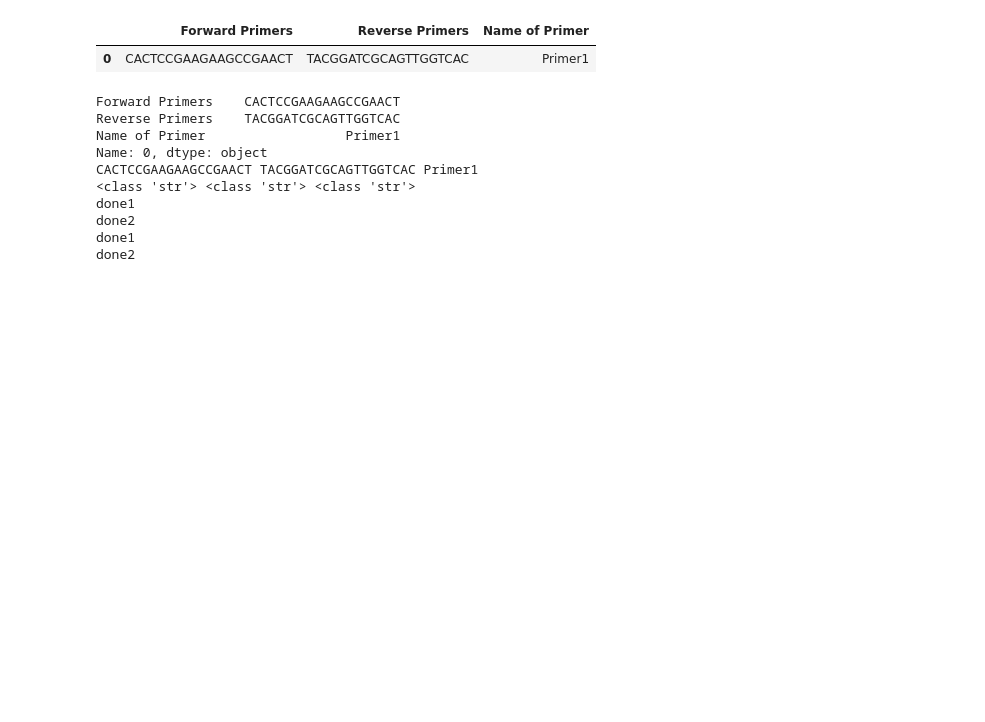
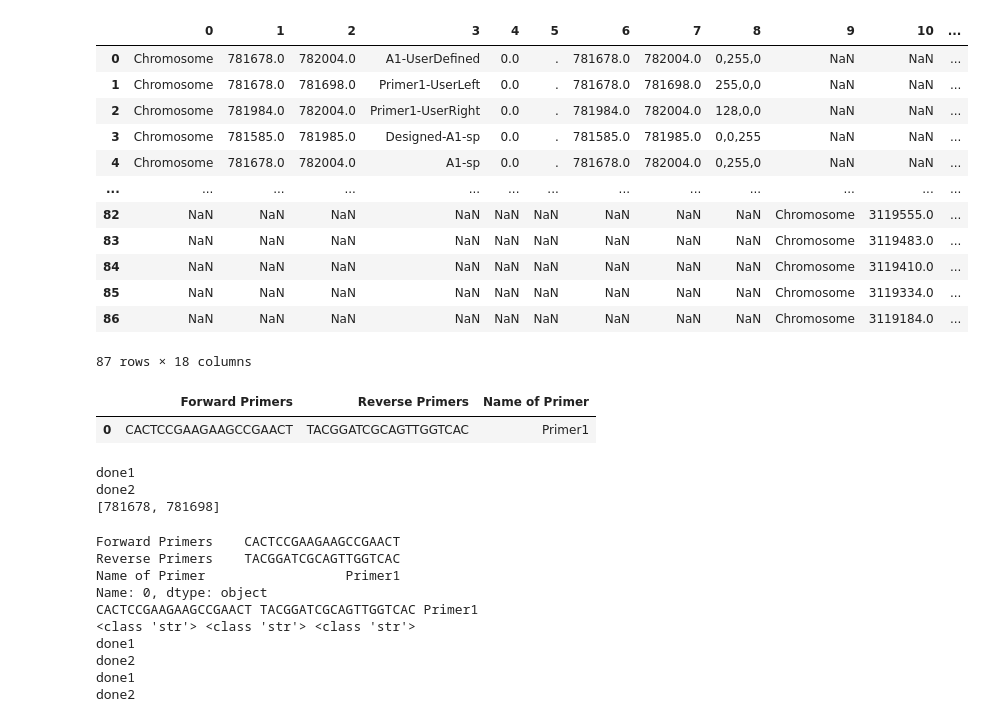
Before and after one commit to linfeng-wang/TOAST, a Jupyter notebook: cache/scratch.ipynb, the cells around one changed output. Drawn from its saved outputs; the diff is of its cells as text; code cells hidden in the pictures; blank space fills up the shorter version.

```diff
--- a/cache/scratch.ipynb
+++ b/cache/scratch.ipynb
@@ -27,3 +68,19 @@ import math
+# %%
+pd.read_csv('/mnt/storage10/lwang/Projects/TOAST/cache/Amplicon_design_output/Amplicon_design_output/Amplicon_mapped-2-400.bed', sep='\t', header=None)
+# %% [output]
+|  | 0 | 1 | 2 | 3 | 4 | 5 | 6 | 7 | 8 | 9 | 10 | ... |
+| 0 | Chromosome | 781678.0 | 782004.0 | A1-UserDefined | 0.0 | . | 781678.0 | 782004.0 | 0,255,0 | NaN | NaN | ... |
+| 1 | Chromosome | 781678.0 | 781698.0 | Primer1-UserLeft | 0.0 | . | 781678.0 | 781698.0 | 255,0,0 | NaN | NaN | ... |
+| 2 | Chromosome | 781984.0 | 782004.0 | Primer1-UserRight | 0.0 | . | 781984.0 | 782004.0 | 128,0,0 | NaN | NaN | ... |
+| 3 | Chromosome | 781585.0 | 781985.0 | Designed-A1-sp | 0.0 | . | 781585.0 | 781985.0 | 0,0,255 | NaN | NaN | ... |
+| 4 | Chromosome | 781678.0 | 782004.0 | A1-sp | 0.0 | . | 781678.0 | 782004.0 | 0,255,0 | NaN | NaN | ... |
+| ... | ... | ... | ... | ... | ... | ... | ... | ... | ... | ... | ... | ... |
+| 82 | NaN | NaN | NaN | NaN | NaN | NaN | NaN | NaN | NaN | Chromosome | 3119555.0 | ... |
+| 83 | NaN | NaN | NaN | NaN | NaN | NaN | NaN | NaN | NaN | Chromosome | 3119483.0 | ... |
+| 84 | NaN | NaN | NaN | NaN | NaN | NaN | NaN | NaN | NaN | Chromosome | 3119410.0 | ... |
+| 85 | NaN | NaN | NaN | NaN | NaN | NaN | NaN | NaN | NaN | Chromosome | 3119334.0 | ... |
+| 86 | NaN | NaN | NaN | NaN | NaN | NaN | NaN | NaN | NaN | Chromosome | 3119184.0 | ... |
+87 rows × 18 columns
 # %%
 # Sample data for the test DataFrame
 data = {
@@ -63,6 +120,12 @@ def reverse_complement_sequence(seq):
     return "".join(complement[base] for base in reverse_seq)
 
 ref_genome = '/mnt/storage10/lwang/Projects/TOAST/toast/db/MTB-h37rv_asm19595v2-eg18.fa'
+# %%
+print(find_sequence_location('CACTCCGAAGAAGCCGAACT', ref_genome))
+# %% [output]
+done1
+done2
+[781678, 781698]
 # %%
 full_data  = pd.read_csv('/mnt/storage10/lwang/Projects/TOAST/toast/db/variants.csv')
 # %%
```
Also changed, not shown: parts of 8 cells of this notebook, 7 other files.
